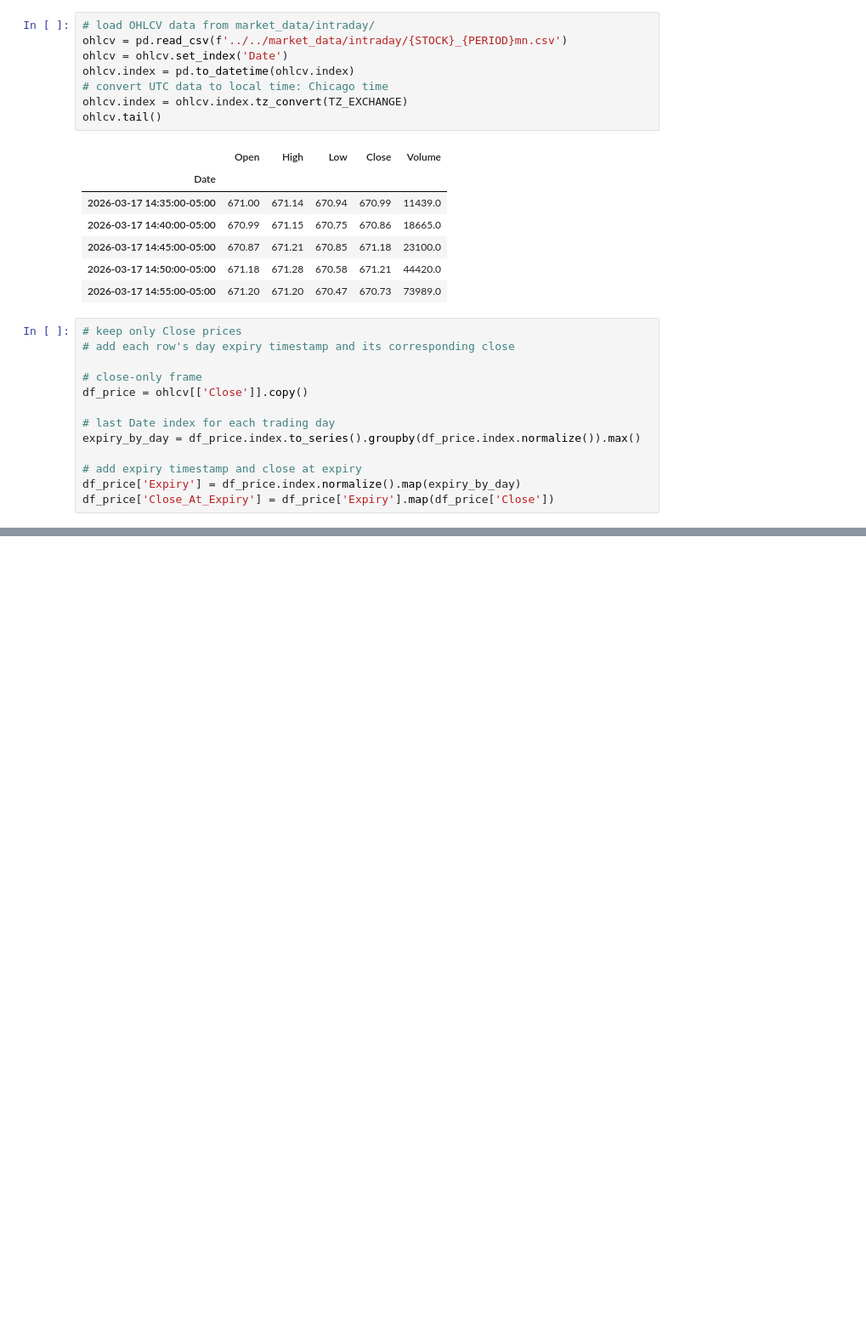
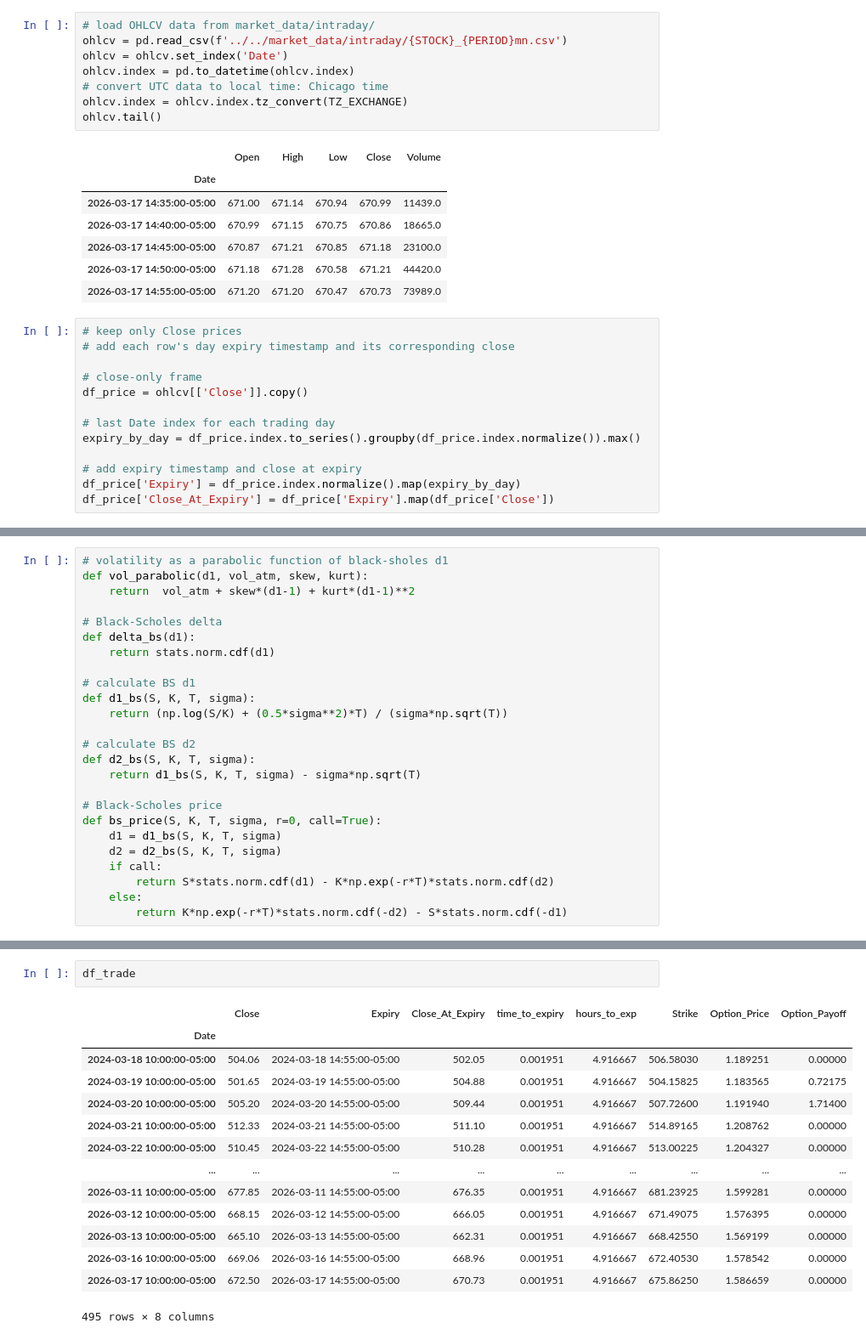
Before and after one commit to matthiasbouquet/advanced_algorithmic_trading, a Jupyter notebook: assignments/week_5/day_22.ipynb, the cells around one changed output, grey strips where cells are left out. Shown at 85% size. Drawn from its saved outputs; the diff is of its cells as text; blank space fills up the shorter version.

```diff
--- a/assignments/week_5/day_22.ipynb
+++ b/assignments/week_5/day_22.ipynb
@@ -68,0 +97,25 @@ df_price.tail()
+# %%
+# volatility as a parabolic function of black-sholes d1
+def vol_parabolic(d1, vol_atm, skew, kurt):
+    return  vol_atm + skew*(d1-1) + kurt*(d1-1)**2
+
+# Black-Scholes delta
+def delta_bs(d1):
+    return stats.norm.cdf(d1)
+
+# calculate BS d1
+def d1_bs(S, K, T, sigma):
+    return (np.log(S/K) + (0.5*sigma**2)*T) / (sigma*np.sqrt(T))
+
+# calculate BS d2
+def d2_bs(S, K, T, sigma):
+    return d1_bs(S, K, T, sigma) - sigma*np.sqrt(T)
+
+# Black-Scholes price
+def bs_price(S, K, T, sigma, r=0, call=True):
+    d1 = d1_bs(S, K, T, sigma)
+    d2 = d2_bs(S, K, T, sigma)
+    if call:
+        return S*stats.norm.cdf(d1) - K*np.exp(-r*T)*stats.norm.cdf(d2)
+    else:
+        return K*np.exp(-r*T)*stats.norm.cdf(-d2) - S*stats.norm.cdf(-d1)
@@ -68,0 +147,17 @@ df_price.tail()
+# %%
+df_trade
+# %% [output]
+|  | Close | Expiry | Close_At_Expiry | time_to_expiry | hours_to_exp | Strike | Option_Price | Option_Payoff |
+| Date |  |  |  |  |  |  |  |  |
+| 2024-03-18 10:00:00-05:00 | 504.06 | 2024-03-18 14:55:00-05:00 | 502.05 | 0.001951 | 4.916667 | 506.58030 | 1.189251 | 0.00000 |
+| 2024-03-19 10:00:00-05:00 | 501.65 | 2024-03-19 14:55:00-05:00 | 504.88 | 0.001951 | 4.916667 | 504.15825 | 1.183565 | 0.72175 |
+| 2024-03-20 10:00:00-05:00 | 505.20 | 2024-03-20 14:55:00-05:00 | 509.44 | 0.001951 | 4.916667 | 507.72600 | 1.191940 | 1.71400 |
+| 2024-03-21 10:00:00-05:00 | 512.33 | 2024-03-21 14:55:00-05:00 | 511.10 | 0.001951 | 4.916667 | 514.89165 | 1.208762 | 0.00000 |
+| 2024-03-22 10:00:00-05:00 | 510.45 | 2024-03-22 14:55:00-05:00 | 510.28 | 0.001951 | 4.916667 | 513.00225 | 1.204327 | 0.00000 |
+| ... | ... | ... | ... | ... | ... | ... | ... | ... |
+| 2026-03-11 10:00:00-05:00 | 677.85 | 2026-03-11 14:55:00-05:00 | 676.35 | 0.001951 | 4.916667 | 681.23925 | 1.599281 | 0.00000 |
+| 2026-03-12 10:00:00-05:00 | 668.15 | 2026-03-12 14:55:00-05:00 | 666.05 | 0.001951 | 4.916667 | 671.49075 | 1.576395 | 0.00000 |
+| 2026-03-13 10:00:00-05:00 | 665.10 | 2026-03-13 14:55:00-05:00 | 662.31 | 0.001951 | 4.916667 | 668.42550 | 1.569199 | 0.00000 |
+| 2026-03-16 10:00:00-05:00 | 669.06 | 2026-03-16 14:55:00-05:00 | 668.96 | 0.001951 | 4.916667 | 672.40530 | 1.578542 | 0.00000 |
+| 2026-03-17 10:00:00-05:00 | 672.50 | 2026-03-17 14:55:00-05:00 | 670.73 | 0.001951 | 4.916667 | 675.86250 | 1.586659 | 0.00000 |
+495 rows × 8 columns
```
Also changed, not shown: parts of 12 cells of this notebook.
